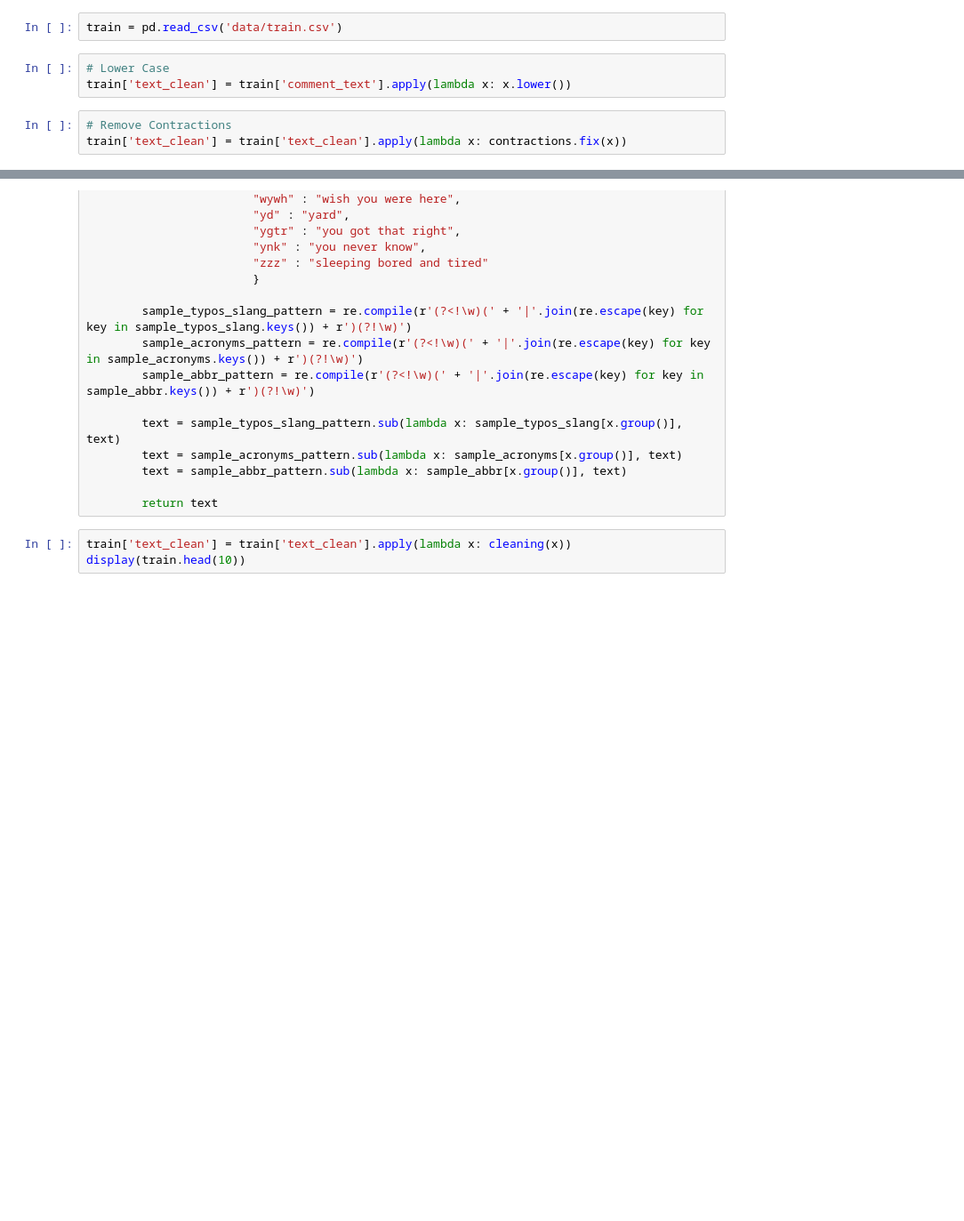
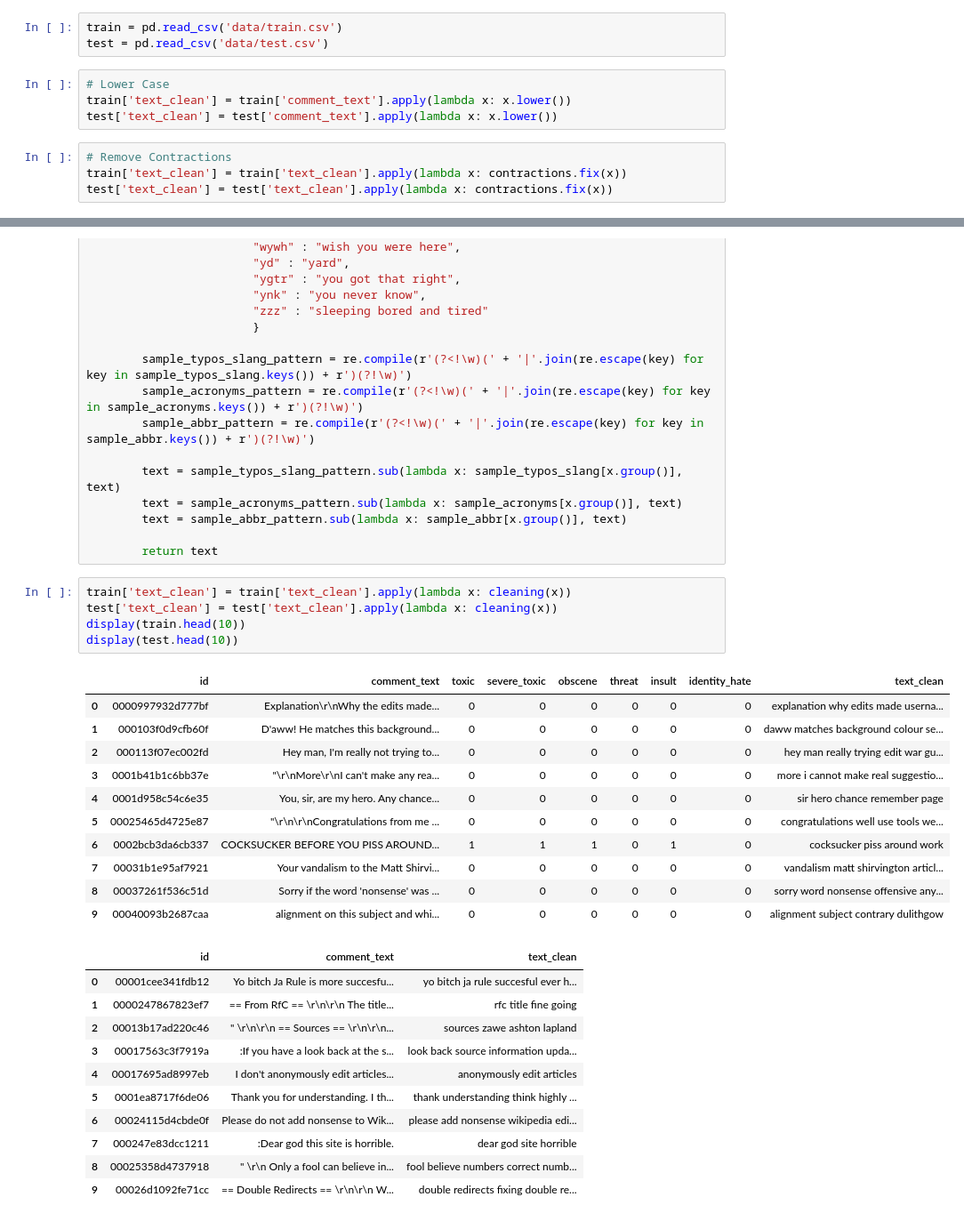
Before and after one commit to alessandraperniciano/DLA-sentiment-analysis-wikipedia-comments, a Jupyter notebook: project.ipynb, the cells around one changed output, grey strips where cells are left out. Shown at 89% size. Cells and saved outputs as stored; diff of their text form; blank space fills up the shorter version.

```diff
--- a/project.ipynb
+++ b/project.ipynb
@@ -34,11 +39,14 @@ import bert
 # %%
 train = pd.read_csv('data/train.csv')
+test = pd.read_csv('data/test.csv')
 # %%
 # Lower Case
 train['text_clean'] = train['comment_text'].apply(lambda x: x.lower())
+test['text_clean'] = test['comment_text'].apply(lambda x: x.lower())
 # %%
 # Remove Contractions
 train['text_clean'] = train['text_clean'].apply(lambda x: contractions.fix(x))
+test['text_clean'] = test['text_clean'].apply(lambda x: contractions.fix(x))
 # %%
 def cleaning(text):
     # Remove special characters
@@ -358,4 +366,29 @@ def slang_clean(text):
         return text
 # %%
 train['text_clean'] = train['text_clean'].apply(lambda x: cleaning(x))
+test['text_clean'] = test['text_clean'].apply(lambda x: cleaning(x))
 display(train.head(10))
+display(test.head(10))
+# %% [output]
+|  | id | comment_text | toxic | severe_toxic | obscene | threat | insult | identity_hate | text_clean |
+| 0 | 0000997932d777bf | Explanation\r\nWhy the edits made... | 0 | 0 | 0 | 0 | 0 | 0 | explanation why edits made userna... |
+| 1 | 000103f0d9cfb60f | D'aww! He matches this background... | 0 | 0 | 0 | 0 | 0 | 0 | daww matches background colour se... |
+| 2 | 000113f07ec002fd | Hey man, I'm really not trying to... | 0 | 0 | 0 | 0 | 0 | 0 | hey man really trying edit war gu... |
+| 3 | 0001b41b1c6bb37e | "\r\nMore\r\nI can't make any rea... | 0 | 0 | 0 | 0 | 0 | 0 | more i cannot make real suggestio... |
+| 4 | 0001d958c54c6e35 | You, sir, are my hero. Any chance... | 0 | 0 | 0 | 0 | 0 | 0 | sir hero chance remember page |
+| 5 | 00025465d4725e87 | "\r\n\r\nCongratulations from me ... | 0 | 0 | 0 | 0 | 0 | 0 | congratulations well use tools we... |
+| 6 | 0002bcb3da6cb337 | COCKSUCKER BEFORE YOU PISS AROUND... | 1 | 1 | 1 | 0 | 1 | 0 | cocksucker piss around work |
+| 7 | 00031b1e95af7921 | Your vandalism to the Matt Shirvi... | 0 | 0 | 0 | 0 | 0 | 0 | vandalism matt shirvington articl... |
+| 8 | 00037261f536c51d | Sorry if the word 'nonsense' was ... | 0 | 0 | 0 | 0 | 0 | 0 | sorry word nonsense offensive any... |
+| 9 | 00040093b2687caa | alignment on this subject and whi... | 0 | 0 | 0 | 0 | 0 | 0 | alignment subject contrary dulithgow |
+|  | id | comment_text | text_clean |
+| 0 | 00001cee341fdb12 | Yo bitch Ja Rule is more succesfu... | yo bitch ja rule succesful ever h... |
+| 1 | 0000247867823ef7 | == From RfC == \r\n\r\n The title... | rfc title fine going |
+| 2 | 00013b17ad220c46 | " \r\n\r\n == Sources == \r\n\r\n... | sources zawe ashton lapland |
+| 3 | 00017563c3f7919a | :If you have a look back at the s... | look back source information upda... |
+| 4 | 00017695ad8997eb | I don't anonymously edit articles... | anonymously edit articles |
+| 5 | 0001ea8717f6de06 | Thank you for understanding. I th... | thank understanding think highly ... |
+| 6 | 00024115d4cbde0f | Please do not add nonsense to Wik... | please add nonsense wikipedia edi... |
+| 7 | 000247e83dcc1211 | :Dear god this site is horrible. | dear god site horrible |
+| 8 | 00025358d4737918 | " \r\n Only a fool can believe in... | fool believe numbers correct numb... |
+| 9 | 00026d1092fe71cc | == Double Redirects == \r\n\r\n W... | double redirects fixing double re... |
```
Also changed, not shown: parts of 21 cells of this notebook, 2 other files.
